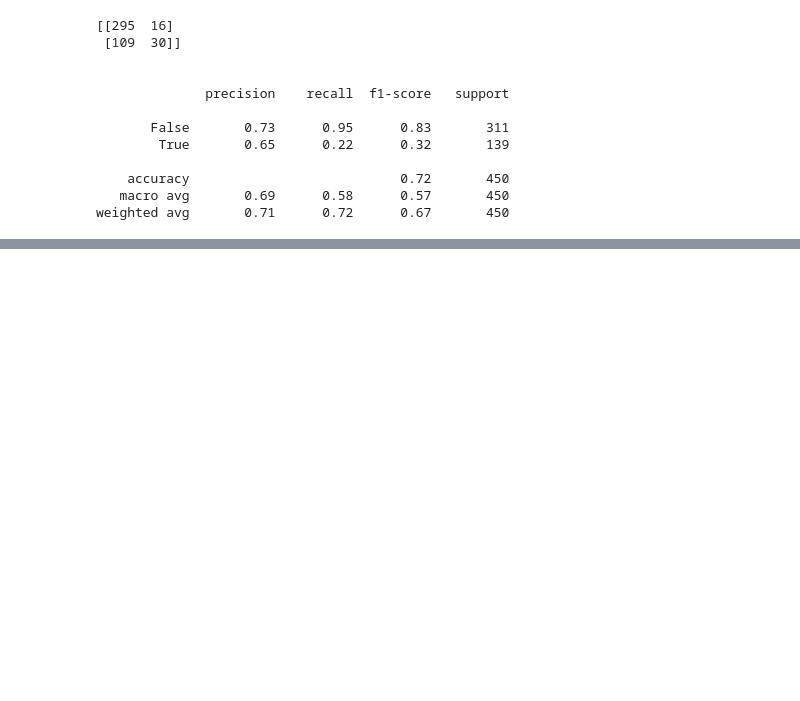
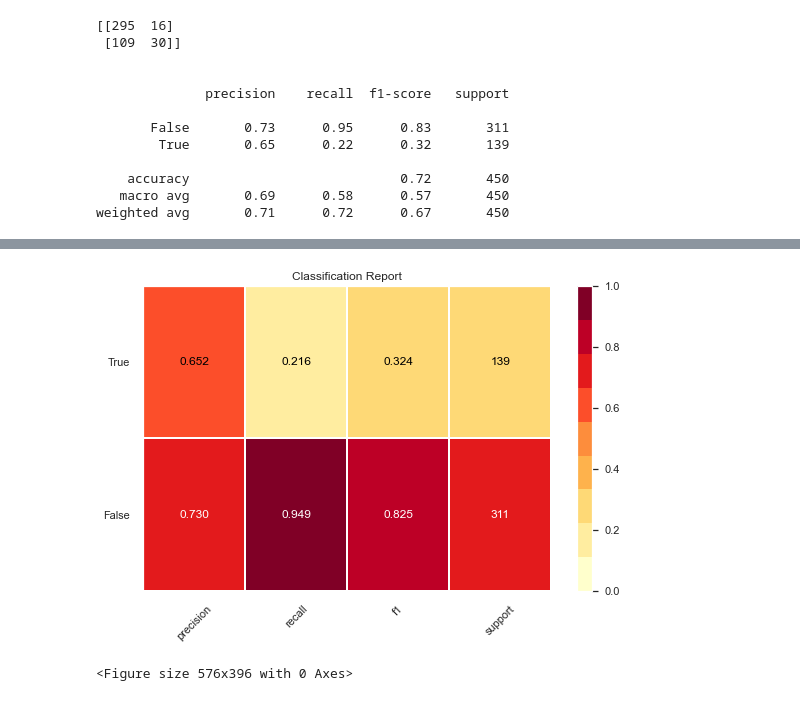
Before and after one commit to Nicole1701/video-game-prediction, a Jupyter notebook: notebooks/logistic_reg_model.ipynb, the cells around one changed output, grey strips where cells are left out. Cells and saved outputs as stored; diff of their text form; code cells hidden in the pictures; blank space fills up the shorter version.

```diff
--- a/notebooks/logistic_reg_model.ipynb
+++ b/notebooks/logistic_reg_model.ipynb
@@ -78,0 +103,11 @@ weighted avg       0.71      0.72      0.67       450
+# %%
+# Instantiate the classification model and visualizer
+visualizer = ClassificationReport(logmodel, support=True, title="Classification Report", figsize=(15,8))
+
+visualizer.fit(X_train, y_train)  # Fit the visualizer and the model
+visualizer.score(X_test, y_test)  # Evaluate the model on the test data
+visualizer.show()             # Draw/show the data
+plt.savefig("report_plot.png")
+# %% [output]
+[figure, added]
+<Figure size 576x396 with 0 Axes>
```
Also changed, not shown: parts of 5 cells of this notebook, 2 other files.
